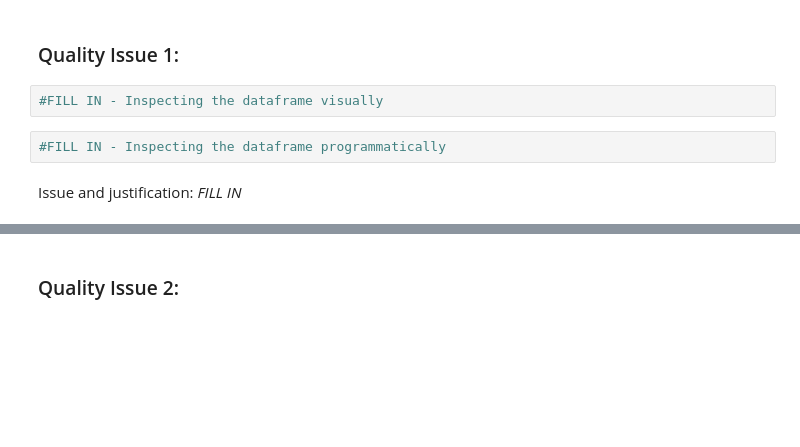
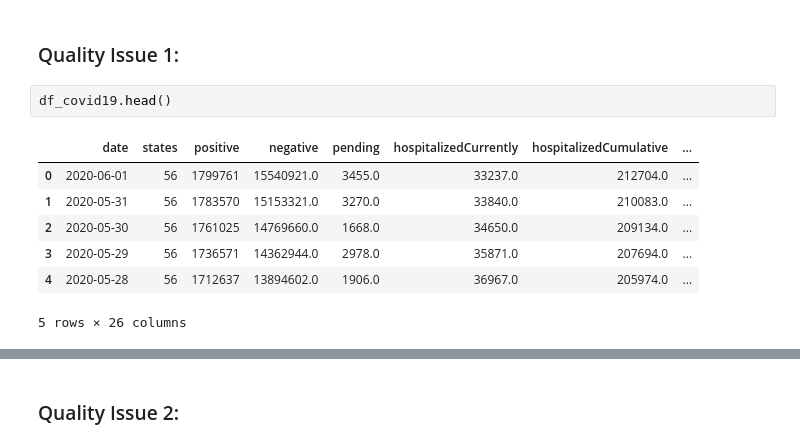
Before and after one commit to nghiachaunamdinh/Data-Analyst-Cleaning_Dirty_and_Messy_Data, a Jupyter notebook: Data_Wrangling_Project_Starter.ipynb, the cells around one changed output, grey strips where cells are left out. Cells and saved outputs as stored; diff of their text form; blank space fills up the shorter version.

```diff
--- a/Data_Wrangling_Project_Starter.ipynb
+++ b/Data_Wrangling_Project_Starter.ipynb
@@ -214,9 +237,13 @@ Assess the data according to data quality and tidiness metrics using the report
 List **two** data quality issues and **two** tidiness issues. Assess each data issue visually **and** programmatically, then briefly describe the issue you find.  **Make sure you include justifications for the methods you use for the assessment.**
 # %% [markdown]
 ### Quality Issue 1:
-# %%
-#FILL IN - Inspecting the dataframe visually
-# %%
-#FILL IN - Inspecting the dataframe programmatically
-# %% [markdown]
-Issue and justification: *FILL IN*
+# %%
+df_covid19.head()
+# %% [output]
+|  | date | states | positive | negative | pending | hospitalizedCurrently | hospitalizedCumulative | ... |
+| 0 | 2020-06-01 | 56 | 1799761 | 15540921.0 | 3455.0 | 33237.0 | 212704.0 | ... |
+| 1 | 2020-05-31 | 56 | 1783570 | 15153321.0 | 3270.0 | 33840.0 | 210083.0 | ... |
+| 2 | 2020-05-30 | 56 | 1761025 | 14769660.0 | 1668.0 | 34650.0 | 209134.0 | ... |
+| 3 | 2020-05-29 | 56 | 1736571 | 14362944.0 | 2978.0 | 35871.0 | 207694.0 | ... |
+| 4 | 2020-05-28 | 56 | 1712637 | 13894602.0 | 1906.0 | 36967.0 | 205974.0 | ... |
+5 rows × 26 columns
```
Also changed, not shown: parts of 34 cells of this notebook.
